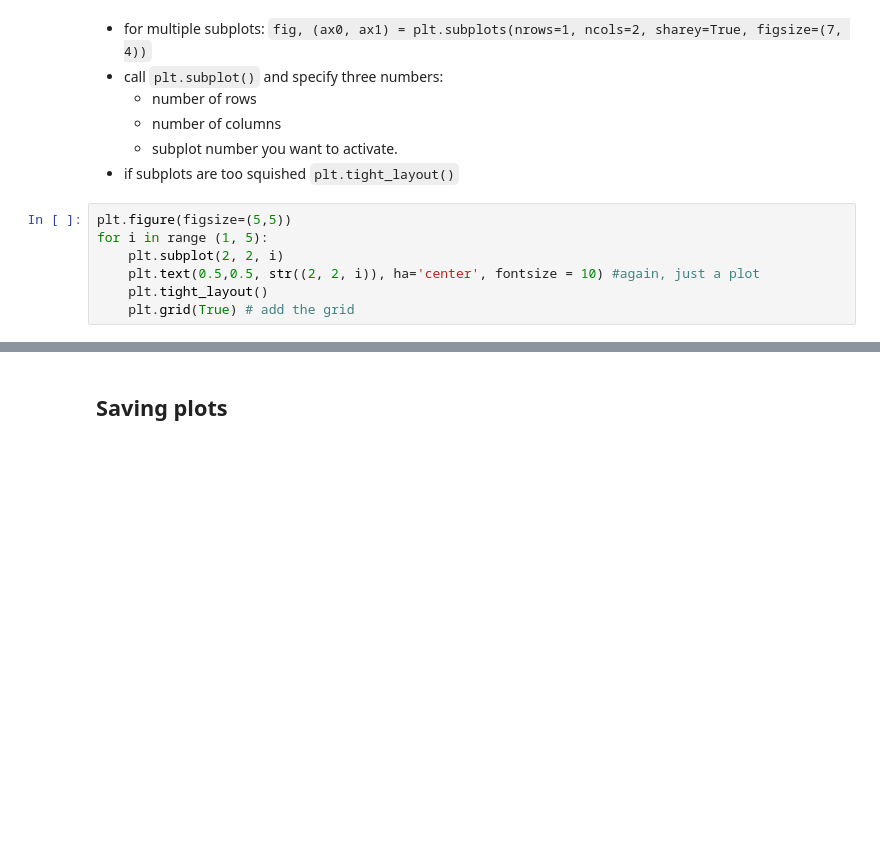
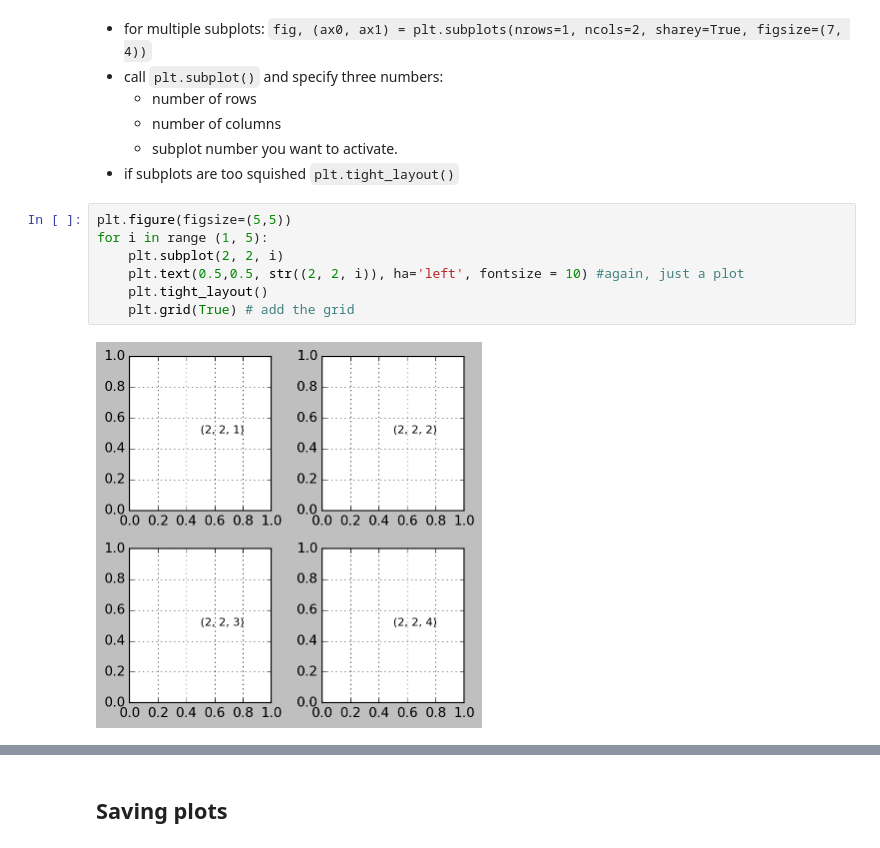
Before and after one commit to iesfsv/Data-Processing-in-Python, a Jupyter notebook: 04_week/04_Lecture_PandasMatplotlib.ipynb, the cells around one changed output, grey strips where cells are left out. Cells and saved outputs as stored; diff of their text form; blank space fills up the shorter version.

```diff
--- a/04_week/04_Lecture_PandasMatplotlib.ipynb
+++ b/04_week/04_Lecture_PandasMatplotlib.ipynb
@@ -565,10 +1293,12 @@ plt
 # %%
 plt.figure(figsize=(5,5))
 for i in range (1, 5):
     plt.subplot(2, 2, i)
-    plt.text(0.5,0.5, str((2, 2, i)), ha='center', fontsize = 10) #again, just a plot
+    plt.text(0.5,0.5, str((2, 2, i)), ha='left', fontsize = 10) #again, just a plot
     plt.tight_layout()
     plt.grid(True) # add the grid
+# %% [output]
+[figure, added]
 # %%
 # for multiple figures and axes
 
```
Also changed, not shown: parts of 107 cells of this notebook, 1 other file.
